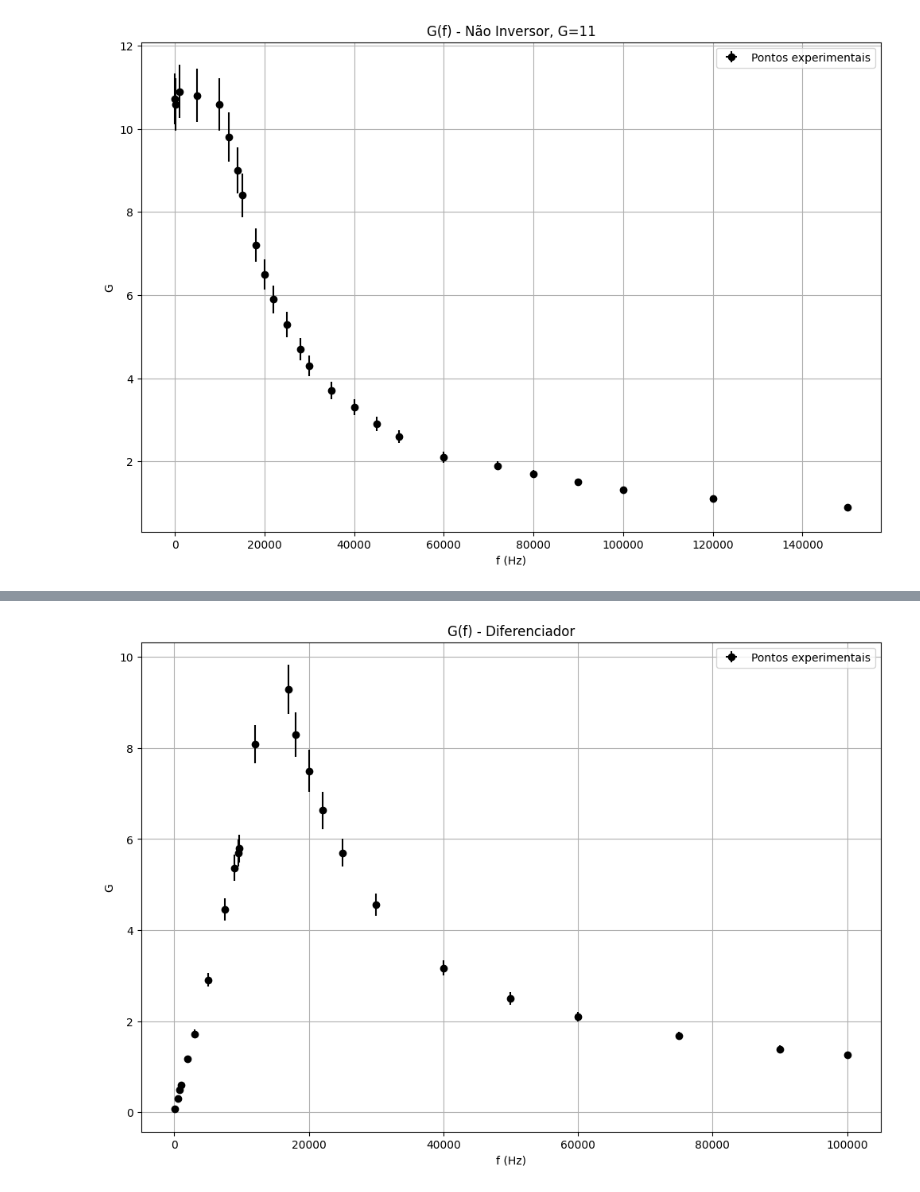
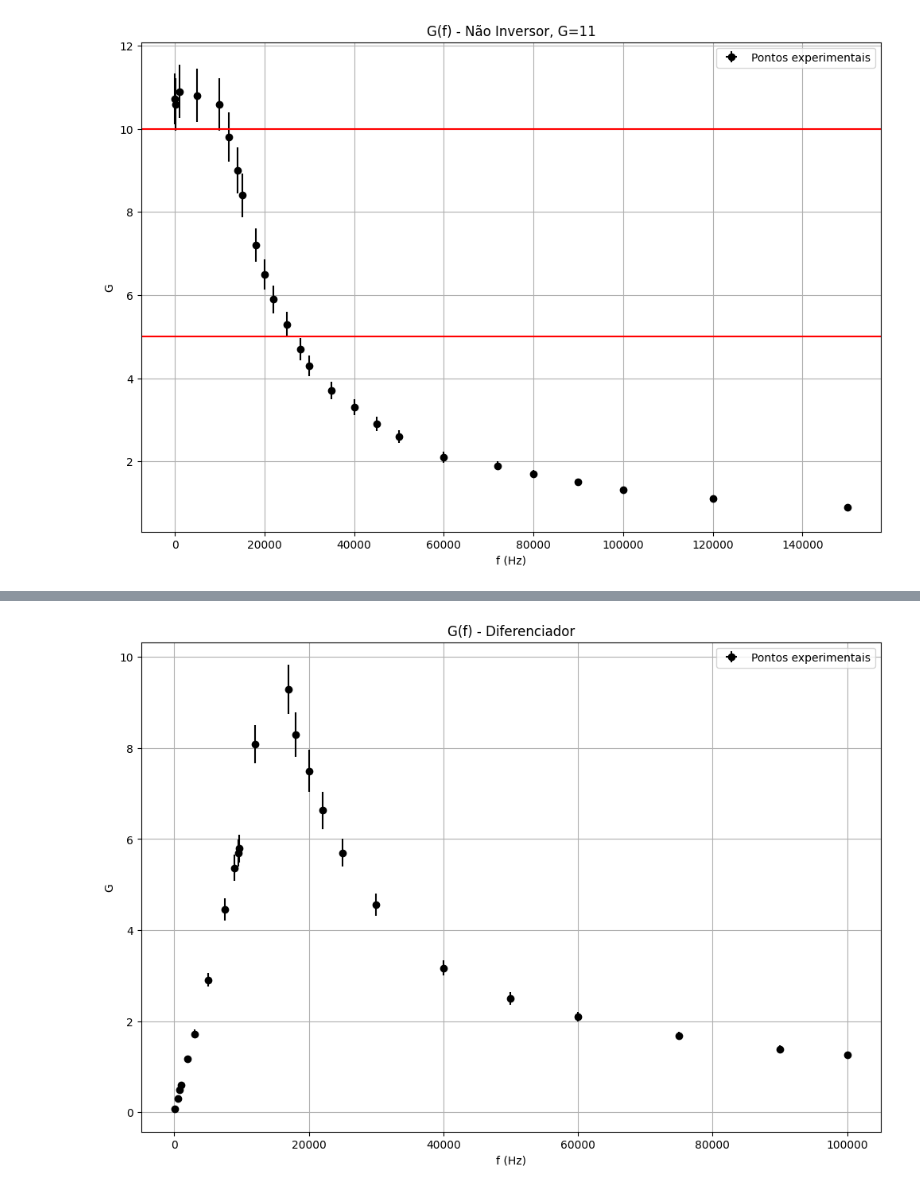
Before and after one commit to tivg0/labs-II, a Jupyter notebook: eletr/semana3/ampops.ipynb, the cells around one changed output, grey strips where cells are left out. Saved outputs shown, nothing was run; the diff lists cells and outputs as text; code cells hidden in the pictures.

```diff
--- a/eletr/semana3/ampops.ipynb
+++ b/eletr/semana3/ampops.ipynb
@@ -7,6 +7,9 @@ sys.path.append("../../..")
 from baseLabs import *
 # %%
 f, Vin, uVin, Vout, uVout, G, uG = getData("ninv11.txt")
-plot(f,G,np.zeros(len(f)),uG,"G(f) - Não Inversor, G=11","f (Hz)","G","Pontos experimentais")
+plot(f,G,np.zeros(len(f)),uG,"G(f) - Não Inversor, G=11","f (Hz)","G","Pontos experimentais",hlines=[10,5])
+f = np.delete(f,[0,10,11])
+G = np.delete(G,[0,10,11])
+uG = np.delete(uG,[0,10,11])
 # %% [output]
-[figure, old version]
+[figure, new version]
```
Also changed, not shown: parts of 2 cells of this notebook.
